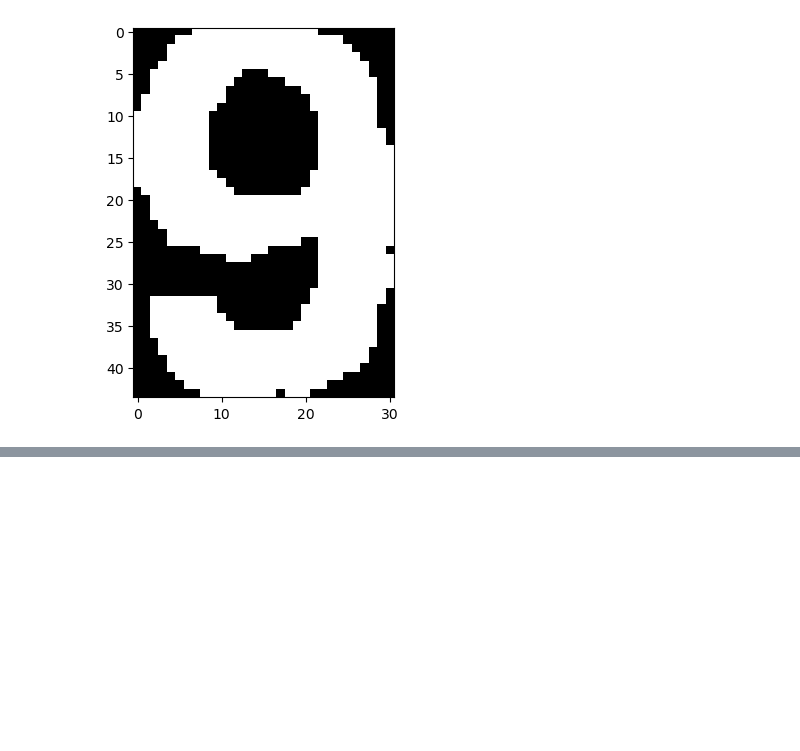
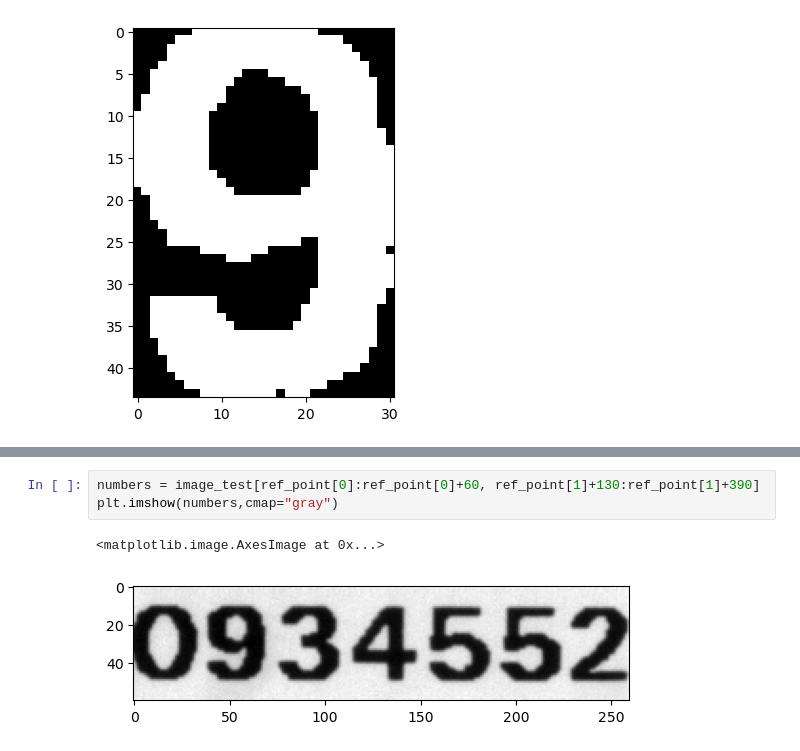
Before and after one commit to juliagartor/Project-Computer-Vision, a Jupyter notebook: ref_num_problem/ref_num_pepe.ipynb, the cells around one changed output, grey strips where cells are left out. Cells and saved outputs as stored; diff of their text form; blank space fills up the shorter version.

```diff
--- a/ref_num_problem/ref_num_pepe.ipynb
+++ b/ref_num_problem/ref_num_pepe.ipynb
@@ -253,0 +274,6 @@ Template max:
+# %%
+numbers = image_test[ref_point[0]:ref_point[0]+60, ref_point[1]+130:ref_point[1]+390]
+plt.imshow(numbers,cmap="gray")
+# %% [output]
+<matplotlib.image.AxesImage at 0x...>
+[figure, added]
```
Also changed, not shown: parts of 7 cells of this notebook, 5 other files.
